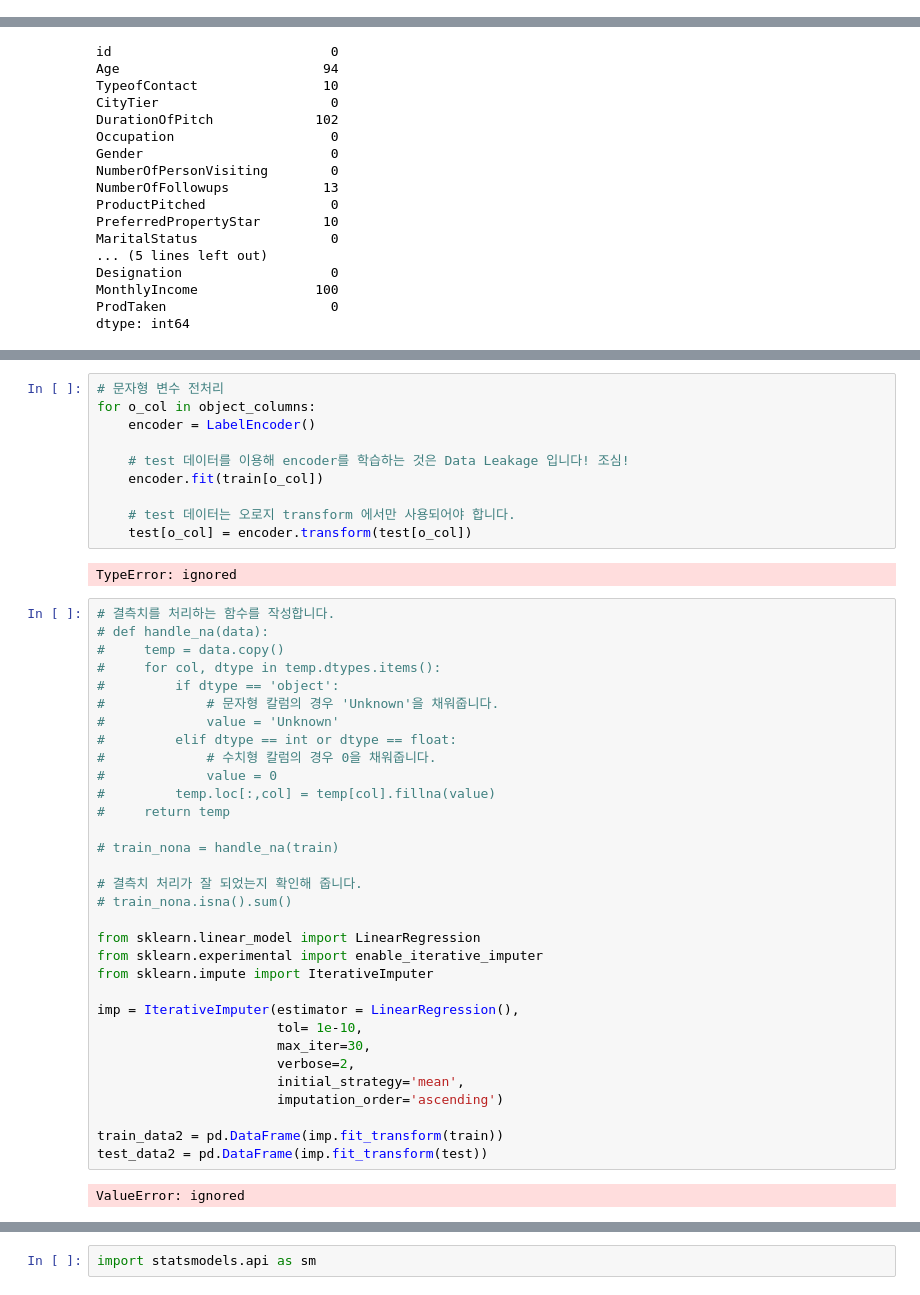
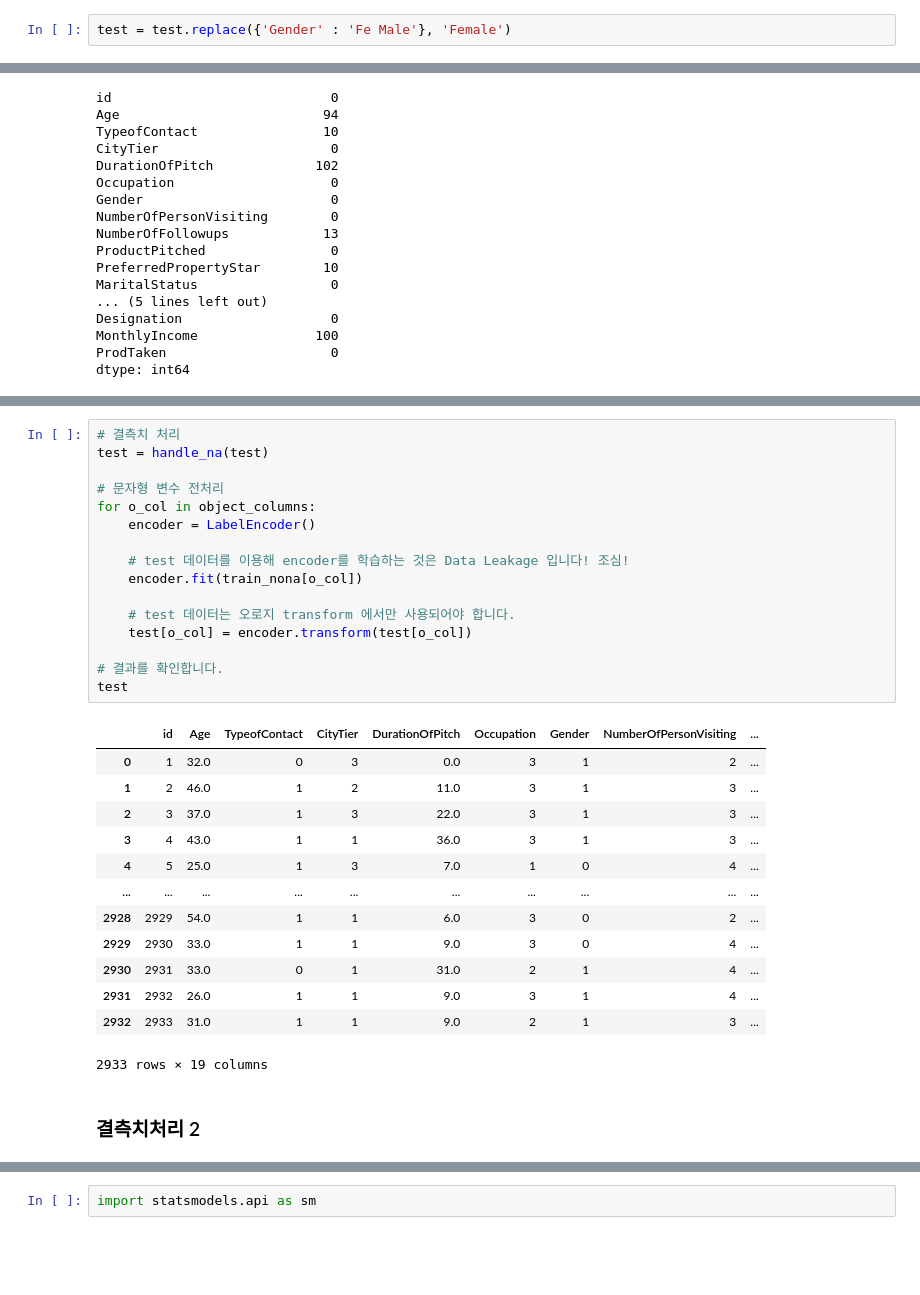
Before and after one commit to T-aggle/Dacon-basic-Study, a Jupyter notebook: jiyeon/여행상품경진대회/데이콘_Basic_여행_상품_신청_여부_예측_경진대회.ipynb, the cells around one changed output, grey strips where cells are left out. Saved outputs shown, nothing was run; the diff lists cells and outputs as text; blank space fills up the shorter version.

```diff
--- a/jiyeon/여행상품경진대회/데이콘_Basic_여행_상품_신청_여부_예측_경진대회.ipynb
+++ b/jiyeon/여행상품경진대회/데이콘_Basic_여행_상품_신청_여부_예측_경진대회.ipynb
@@ -117,0 +121,2 @@ plt.show()
+# %%
+test = test.replace({'Gender' : 'Fe Male'}, 'Female')
@@ -210,47 +223,33 @@ train_enc
 1955 rows × 20 columns
 # %%
+# 결측치 처리
+test = handle_na(test)
+
 # 문자형 변수 전처리
 for o_col in object_columns:
     encoder = LabelEncoder()
 
     # test 데이터를 이용해 encoder를 학습하는 것은 Data Leakage 입니다! 조심!
-    encoder.fit(train[o_col])
+    encoder.fit(train_nona[o_col])
 
     # test 데이터는 오로지 transform 에서만 사용되어야 합니다.
     test[o_col] = encoder.transform(test[o_col])
+
+# 결과를 확인합니다.
+test
 # %% [output]
+|  | id | Age | TypeofContact | CityTier | DurationOfPitch | Occupation | Gender | NumberOfPersonVisiting | ... |
+| 0 | 1 | 32.0 | 0 | 3 | 0.0 | 3 | 1 | 2 | ... |
+| 1 | 2 | 46.0 | 1 | 2 | 11.0 | 3 | 1 | 3 | ... |
+| 2 | 3 | 37.0 | 1 | 3 | 22.0 | 3 | 1 | 3 | ... |
+| 3 | 4 | 43.0 | 1 | 1 | 36.0 | 3 | 1 | 3 | ... |
+| 4 | 5 | 25.0 | 1 | 3 | 7.0 | 1 | 0 | 4 | ... |
+| ... | ... | ... | ... | ... | ... | ... | ... | ... | ... |
+| 2928 | 2929 | 54.0 | 1 | 1 | 6.0 | 3 | 0 | 2 | ... |
+| 2929 | 2930 | 33.0 | 1 | 1 | 9.0 | 3 | 0 | 4 | ... |
+| 2930 | 2931 | 33.0 | 0 | 1 | 31.0 | 2 | 1 | 4 | ... |
+| 2931 | 2932 | 26.0 | 1 | 1 | 9.0 | 3 | 1 | 4 | ... |
+| 2932 | 2933 | 31.0 | 1 | 1 | 9.0 | 2 | 1 | 3 | ... |
-TypeError: ignored
+2933 rows × 19 columns
-# %%
-# 결측치를 처리하는 함수를 작성합니다.
-# def handle_na(data):
-#     temp = data.copy()
-#     for col, dtype in temp.dtypes.items():
-#         if dtype == 'object':
-#             # 문자형 칼럼의 경우 'Unknown'을 채워줍니다.
-#             value = 'Unknown'
-#         elif dtype == int or dtype == float:
-#             # 수치형 칼럼의 경우 0을 채워줍니다.
-#             value = 0
-#         temp.loc[:,col] = temp[col].fillna(value)
-#     return temp
-
-# train_nona = handle_na(train)
-
-# 결측치 처리가 잘 되었는지 확인해 줍니다.
-# train_nona.isna().sum()
-
-from sklearn.linear_model import LinearRegression
-from sklearn.experimental import enable_iterative_imputer
-from sklearn.impute import IterativeImputer
-
-imp = IterativeImputer(estimator = LinearRegression(),
-                       tol= 1e-10,
-                       max_iter=30,
-                       verbose=2,
-                       initial_strategy='mean',
-                       imputation_order='ascending')
-
-train_data2 = pd.DataFrame(imp.fit_transform(train))
-test_data2 = pd.DataFrame(imp.fit_transform(test))
-# %% [output]
-ValueError: ignored
+# %% [markdown]
+### 결측치처리 2
```
Also changed, not shown: parts of 31 cells of this notebook.
